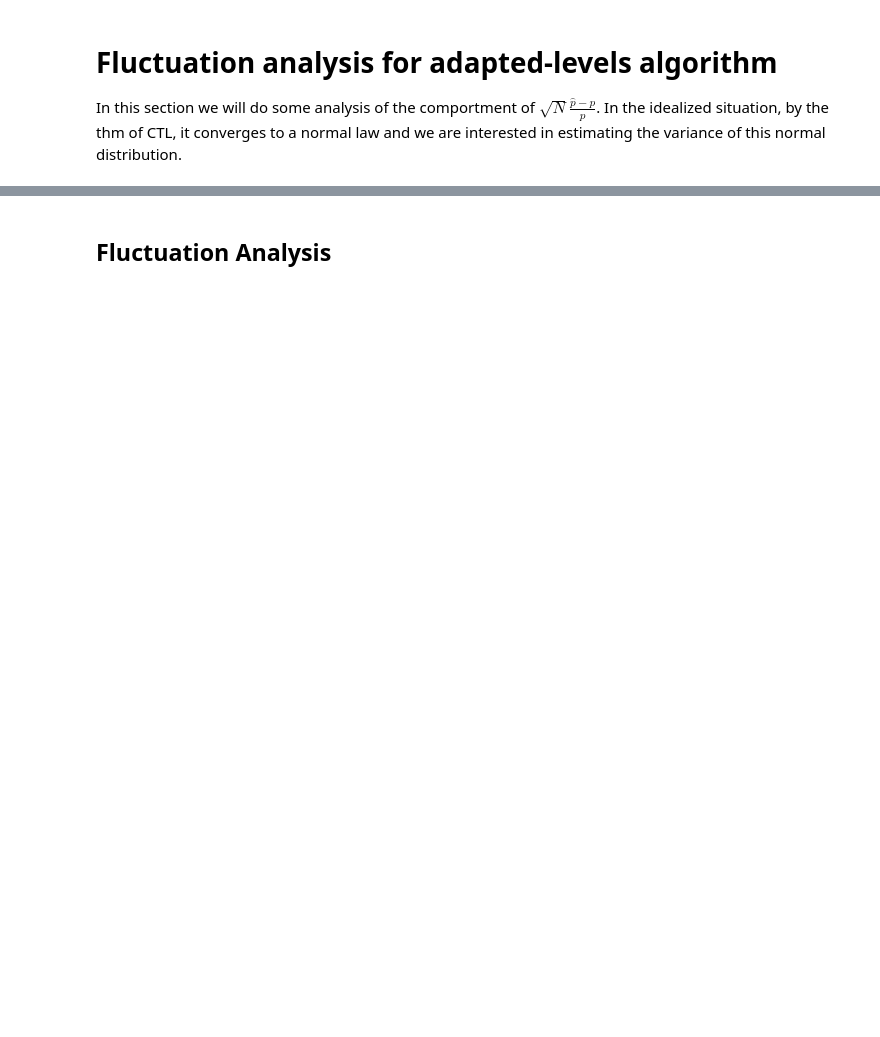
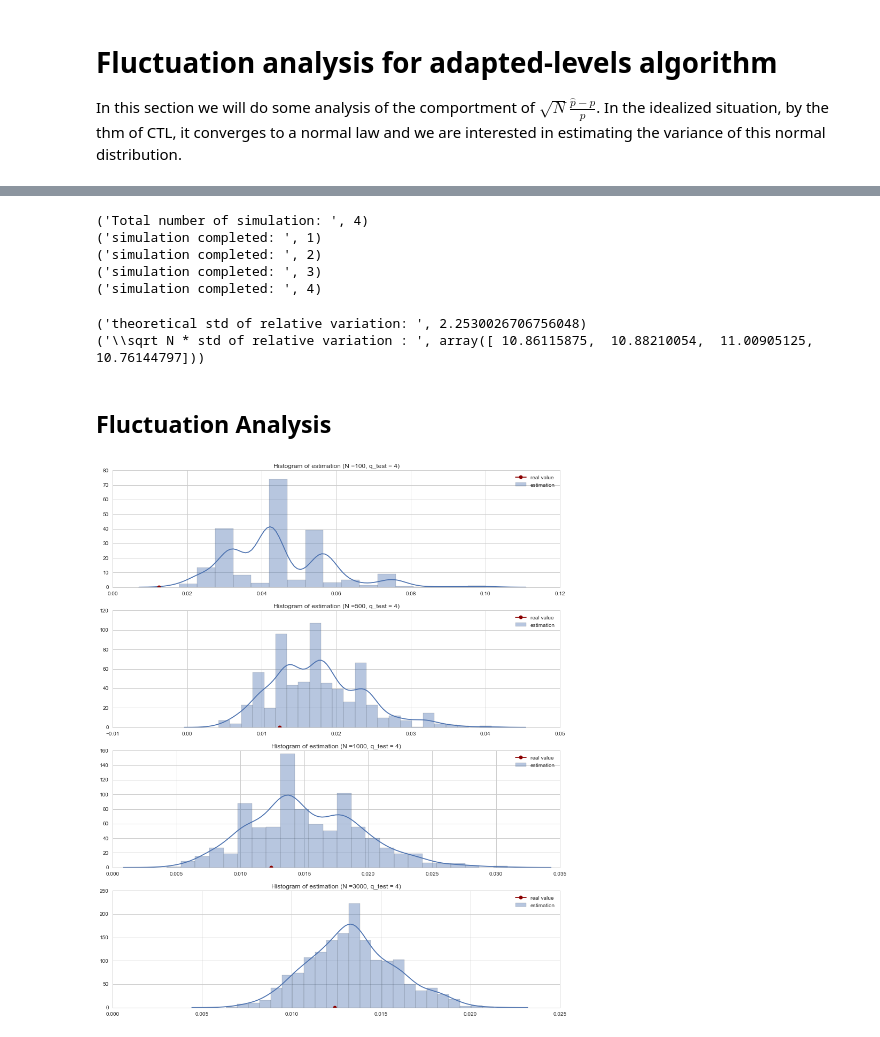
Before and after one commit to MGIMM/Rare-Events, a Jupyter notebook: simulation/Fluctuation_analysis_adapted_levels_(toy_example).ipynb, the cells around one changed output, grey strips where cells are left out. Drawn from its saved outputs; the diff is of its cells as text; code cells hidden in the pictures; blank space fills up the shorter version.

Commit message:
adapted levels finished

```diff
--- a/simulation/Fluctuation_analysis_adapted_levels_(toy_example).ipynb
+++ b/simulation/Fluctuation_analysis_adapted_levels_(toy_example).ipynb
@@ -14,7 +14,7 @@ def S(X):
     '''score function which is a black box'''
     return np.abs(X)
 # %%
-q_test = 4
+q_test = 2.5
 from scipy.stats import norm
 p = (1-norm.cdf(q_test))*2
 
@@ -22,5 +22,5 @@ p_0 = 0.75 #success rate
 n_0 = int(np.log(p)/np.log(p_0))
 r = p/(p_0**n_0)
 sigma_theoretical = np.sqrt(n_0*(1-p_0)/p_0 + (1-r)/r)
-print ("theoretical std of relative variation: ", sigma_theoretical)
+print ("theoretical relative standard variation: ", sigma_theoretical)
 print "real value of p:" ,p
@@ -104,15 +108,25 @@ sim_N =[[ [] for j in range(n_sim)] for i in range(n_choice_N)]
 print ("Total number of simulation: ", n_choice_N)
 for index_sim in range(n_choice_N):
     for i in range(n_sim):
-        simulation_adapted_levels(p_0 = 0.75, N = 1000,
-                                  mu_0 = mu_0_test, q_test = 4, score_function = S, status_track = False)
+        sim_N[index_sim][i] = simulation_adapted_levels(real_p = p ,p_0 = 0.75, N = list_N[index_sim],
+                                  mu_0 = mu_0_test, q_test = 2.5, score_function = S, status_track = False)
 
     print ("simulation completed: ",index_sim+1)
 sim_N = np.array(sim_N)
+# %% [output]
+('Total number of simulation: ', 4)
+('simulation completed: ', 1)
+('simulation completed: ', 2)
+('simulation completed: ', 3)
+('simulation completed: ', 4)
 # %%
-relative_variation_sim = np.array([sim_N[i][:,1] for i in range(n_choice_N)])
+estimation_sim = np.array([sim_N[i][:,0] for i in range(n_choice_N)])
+sigma_relative_variation_sim = np.array([sim_N[i][:,1] * np.sqrt(list_N[i]) for i in range(n_choice_N)])
 print ("theoretical std of relative variation: ", sigma_theoretical)
-std_sqrtN = np.std([np.std(relative_variation_sim[i]) for i in range(n_choice_N)])
-print ("\sqrt N * std of relative variation : ", std_sqrtN
+std_sqrtN = np.array([np.std(sigma_relative_variation_sim[i]) for i in range(n_choice_N)])
+print ("\sqrt N * std of relative variation : ", std_sqrtN )
+# %% [output]
+('theoretical std of relative variation: ', 2.2530026706756048)
+('\\sqrt N * std of relative variation : ', array([ 10.86115875,  10.88210054,  11.00905125,  10.76144797]))
 # %% [markdown]
 ## Fluctuation Analysis
@@ -156,0 +133,14 @@ plt.xlim([-50,50])
+# %%
+##fluctuation
+plt.figure(figsize = [15,18])
+for i in range(n_choice_N):
+    plt.subplot(n_choice_N,1,i+1)
+
+    sns.distplot(estimation_sim[i] , label = "estimation")
+    plt.title('Histogram of estimation (N ='+str(list_N[i])+', q_test = 4)')
+    x = np.arange(-1,1,0.1)
+    plt.plot(p,0,marker = "o",color = 'darkred',label = "real value")
+    plt.legend()
+    #plt.xlim([-0.3,0.3])
+# %% [output]
+[figure, added]
```
Also changed, not shown: parts of 8 cells of this notebook, 2 other files.
